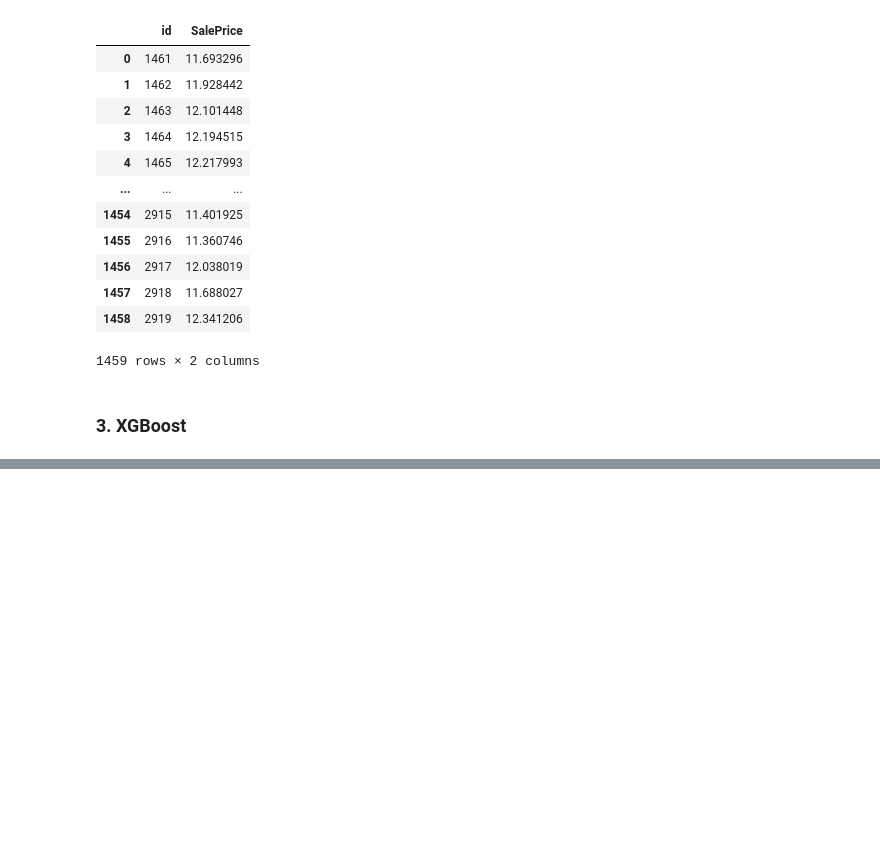
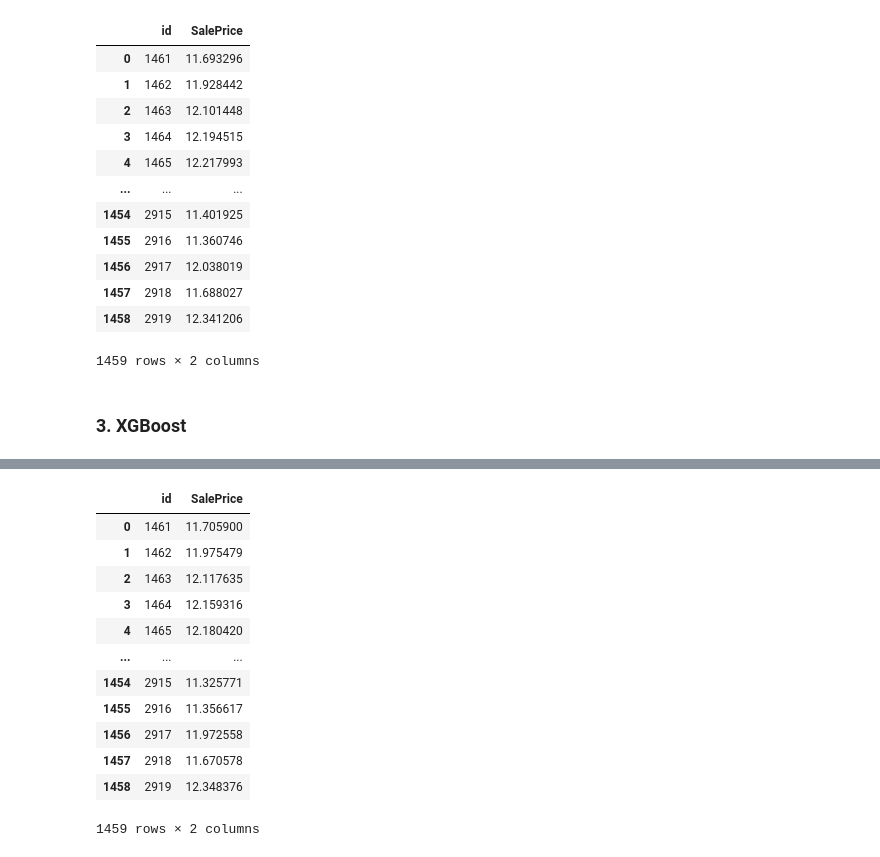
Before and after one commit to Qiaolan/Kaggle_Projects, a Jupyter notebook: house_price .ipynb, the cells around one changed output, grey strips where cells are left out. Saved outputs shown, nothing was run; the diff lists cells and outputs as text; code cells hidden in the pictures; blank space fills up the shorter version.

```diff
--- a/house_price .ipynb
+++ b/house_price .ipynb
@@ -310,0 +320,2 @@ ModuleNotFoundError: No module named 'xgboost'
+# %%
+xgb_model = xgb.XGBRegressor(n_estimators=500, max_depth=2, learning_rate=0.05)
@@ -310,0 +335,17 @@ ModuleNotFoundError: No module named 'xgboost'
+# %%
+xgb_pred = pd.DataFrame({"id":np.arange(1461,2920),"SalePrice":xgb_pred})
+xgb_pred
+# %% [output]
+|  | id | SalePrice |
+| 0 | 1461 | 11.705900 |
+| 1 | 1462 | 11.975479 |
+| 2 | 1463 | 12.117635 |
+| 3 | 1464 | 12.159316 |
+| 4 | 1465 | 12.180420 |
+| ... | ... | ... |
+| 1454 | 2915 | 11.325771 |
+| 1455 | 2916 | 11.356617 |
+| 1456 | 2917 | 11.972558 |
+| 1457 | 2918 | 11.670578 |
+| 1458 | 2919 | 12.348376 |
+1459 rows × 2 columns
```
Also changed, not shown: parts of 11 cells of this notebook, 2 other files.
